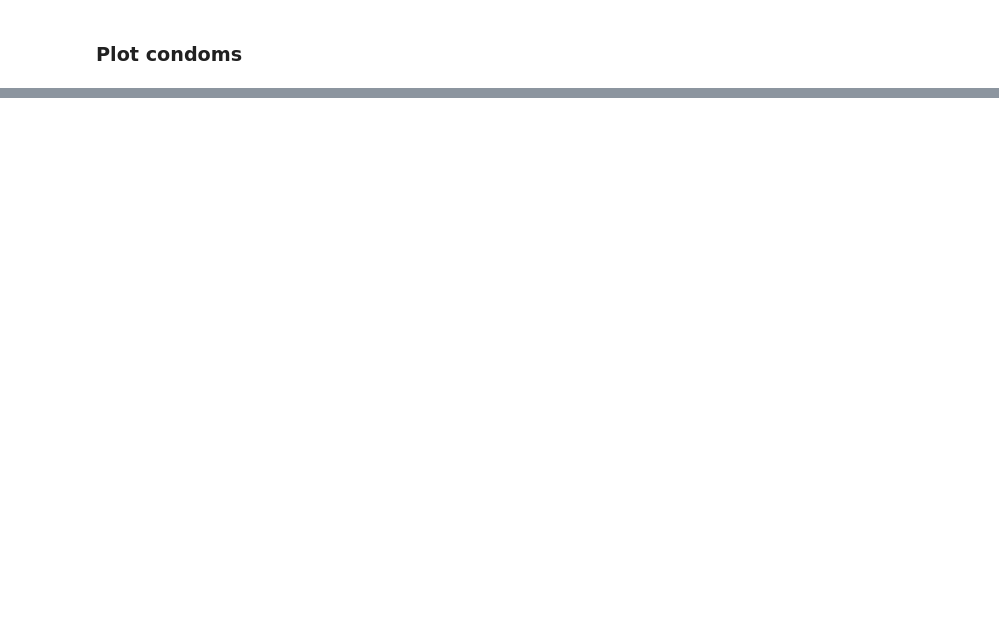
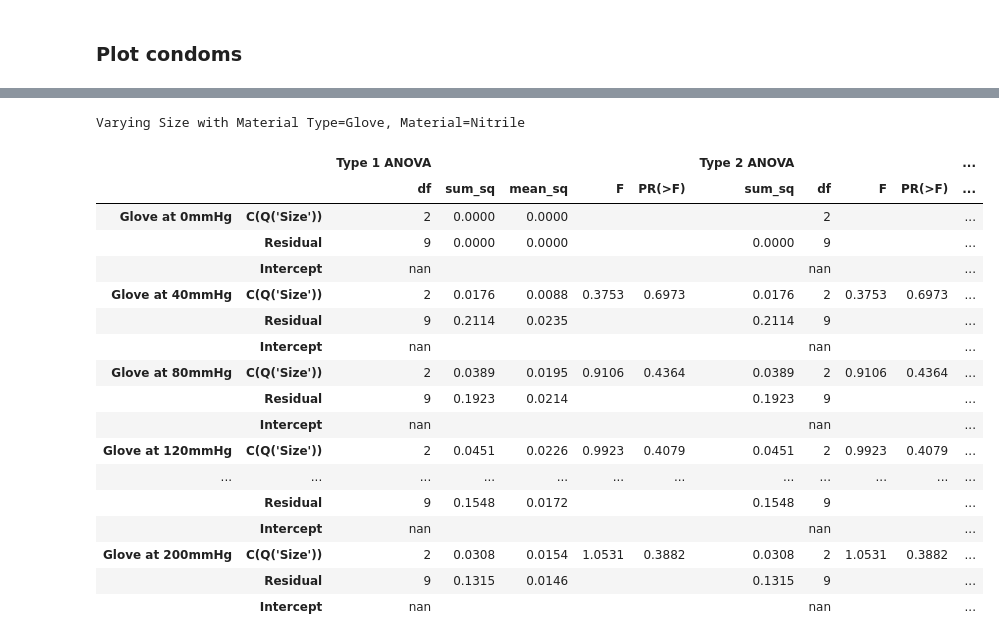
Before and after one commit to ryerrabelli/SpeculumAnalysis, a Jupyter notebook: src/notebooks/Labelbox_analysis.ipynb, the cells around one changed output, grey strips where cells are left out. Drawn from its saved outputs; the diff is of its cells as text; code cells hidden in the pictures; blank space fills up the shorter version.

```diff
--- a/src/notebooks/Labelbox_analysis.ipynb
+++ b/src/notebooks/Labelbox_analysis.ipynb
@@ -826,7 +826,7 @@ See the caveats in the documentation: https://pandas.pydata.org/pandas-docs/stab
 criteria = {"mmHg":[0,1], "Spec Ang":[3,5]}
 varying = "Material"
 
-df_sampled = df_agg_flat.loc[ np.all([ (type(val)!=list and df_agg[arg]==val ) or np.in1d(df_agg[arg],val)  for arg, val in criteria.items()], axis=0) ]
+df_sampled = df_agg_long_flat.loc[ np.all([ (type(val)!=list and df_agg_long[arg]==val ) or np.in1d(df_agg_long[arg],val)  for arg, val in criteria.items()], axis=0) ]
 df_sampled = df_sampled.sort_values(["Vertical Height.mean"]).reset_index()
 df_sampled["Spec Ang"] = df_sampled["Spec Ang"].astype(str)  # makes discrete color plotting and string concatenation easier
 df_sampled["name"] = df_sampled["Size"] + "-" + df_sampled["Material"] + "-"  + df_sampled["Material Type"] + "-"  + df_sampled["Method"] + "-"  + df_sampled["Spec Ang"]
@@ -935,0 +942,16 @@ fig.show()
+# %%
+#anova_tabless.loc[:,pd.IndexSlice[:,"PR(>F)"]] = anova_tabless.loc[:,pd.IndexSlice[:,"PR(>F)"]].applymap(lambda p: str(p)+''.join(['*' for alpha in [0.001,0.01,0.05] if p<=alpha]))
+def apply_table_styling(styled, varying, criteria, anova_types:list=None):
+    style_props = [dict(selector="caption",props=[("text-align", "left"),
+                   ("font-size", "180%"), ("font-weight","bold"),
+                   ]),
+               dict(selector='th.col_heading.level0', props=[('font-size','120%;')]),
+               dict(selector='th.col_heading', props=[('text-align','center')])
+               ]
+    styled = styled.format(na_rep=" ", precision=4)
+    styled = styled.format("{:.0f}",  subset=pd.IndexSlice[:,pd.IndexSlice[:,"df"]])
+    styled = styled.applymap(lambda x: f"color: {'red' if x<=0.01 else ('orange' if x<=0.05 else 'black')}",subset=pd.IndexSlice[:,pd.IndexSlice[:,"PR(>F)"]])
+    styled = styled.set_caption(f"Varying {varying} with " + criteria_to_str(criteria)).set_table_styles(style_props)
+    if anova_types is not None:
+        styled = styled.applymap((lambda x: f"opacity: 0.5"),subset=pd.IndexSlice[[f"Type {ind} ANOVA" for ind in range(1,4) if ind not in anova_types],:])
+    return styled
@@ -935,0 +971,31 @@ fig.show()
+# %%
+#criteria = [{"Material Type":"Glove","Material":"Nitrile", "mmHg":(ind*40)} for ind in range(6)]
+criteria = {"Material Type":"Glove","Material":"Nitrile"}
+varying = "Size"
+
+anova_tabless = {}
+for ind in range(6):
+    criteria_specific = criteria.copy()
+    criteria_specific["mmHg"] = ind*40
+    #criteria = criterias[ind]
+    df_sampled = filter_by_criteria(criteria_specific,df_long)
+
+    # Ordinary Least Squares (OLS) model
+    model = smf.ols(f"wd_rel ~ C(Q('{varying}'))", data=df_sampled)
+    ols_result = model.fit()
+    # See article for ANOVA types: https://towardsdatascience.com/anovas-three-types-of-estimating-sums-of-squares-don-t-make-the-wrong-choice-91107c77a27a
+    # For type 1, the first argument will be assumed to be the most important
+    types = [1,2,3]
+    anova_tables = pd.concat(
+        [sm.stats.anova_lm(ols_result, typ=type) for type in types],
+        axis=1, keys=[f"Type {type} ANOVA" for type in types])
+    anova_tabless[f"{criteria_specific['Material Type']} at {criteria_specific['mmHg']}mmHg"] = anova_tables
+
+anova_tabless = pd.concat(anova_tabless,axis=0,keys=[f"{criteria['Material Type']} at {ind*40}mmHg" for ind in range(6)])
+
+styled = anova_tabless.style
+apply_table_styling(styled, varying, criteria)
+styled = styled.applymap((lambda x: f"opacity: 0.5"),subset=pd.IndexSlice[:,[f"Type {ind} ANOVA" for ind in [2,3]]])
+display(styled)
+styled.to_excel(f"outputs/tables/ANOVA_{styled.caption}.xlsx")
+# %% [output]
@@ -935,0 +1005,19 @@ fig.show()
+Varying Size with Material Type=Glove, Material=Nitrile
+|  |  | Type 1 ANOVA |  |  |  |  | Type 2 ANOVA |  |  |  | ... |
+|  |  | df | sum_sq | mean_sq | F | PR(>F) | sum_sq | df | F | PR(>F) | ... |
+| Glove at 0mmHg | C(Q('Size')) | 2 | 0.0000 | 0.0000 |  |  |  | 2 |  |  | ... |
+|  | Residual | 9 | 0.0000 | 0.0000 |  |  | 0.0000 | 9 |  |  | ... |
+|  | Intercept | nan |  |  |  |  |  | nan |  |  | ... |
+| Glove at 40mmHg | C(Q('Size')) | 2 | 0.0176 | 0.0088 | 0.3753 | 0.6973 | 0.0176 | 2 | 0.3753 | 0.6973 | ... |
+|  | Residual | 9 | 0.2114 | 0.0235 |  |  | 0.2114 | 9 |  |  | ... |
+|  | Intercept | nan |  |  |  |  |  | nan |  |  | ... |
+| Glove at 80mmHg | C(Q('Size')) | 2 | 0.0389 | 0.0195 | 0.9106 | 0.4364 | 0.0389 | 2 | 0.9106 | 0.4364 | ... |
+|  | Residual | 9 | 0.1923 | 0.0214 |  |  | 0.1923 | 9 |  |  | ... |
+|  | Intercept | nan |  |  |  |  |  | nan |  |  | ... |
+| Glove at 120mmHg | C(Q('Size')) | 2 | 0.0451 | 0.0226 | 0.9923 | 0.4079 | 0.0451 | 2 | 0.9923 | 0.4079 | ... |
+| ... | ... | ... | ... | ... | ... | ... | ... | ... | ... | ... | ... |
+|  | Residual | 9 | 0.1548 | 0.0172 |  |  | 0.1548 | 9 |  |  | ... |
+|  | Intercept | nan |  |  |  |  |  | nan |  |  | ... |
+| Glove at 200mmHg | C(Q('Size')) | 2 | 0.0308 | 0.0154 | 1.0531 | 0.3882 | 0.0308 | 2 | 1.0531 | 0.3882 | ... |
+|  | Residual | 9 | 0.1315 | 0.0146 |  |  | 0.1315 | 9 |  |  | ... |
+|  | Intercept | nan |  |  |  |  |  | nan |  |  | ... |
```
Also changed, not shown: parts of 54 cells of this notebook, 6 other files.
